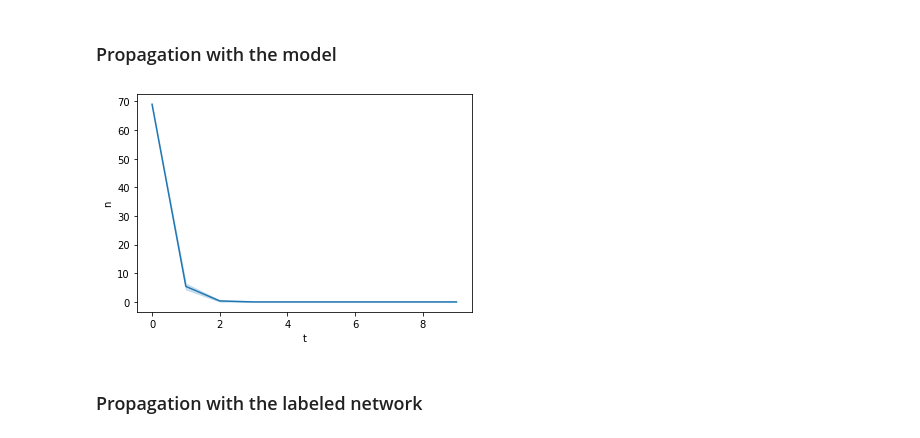
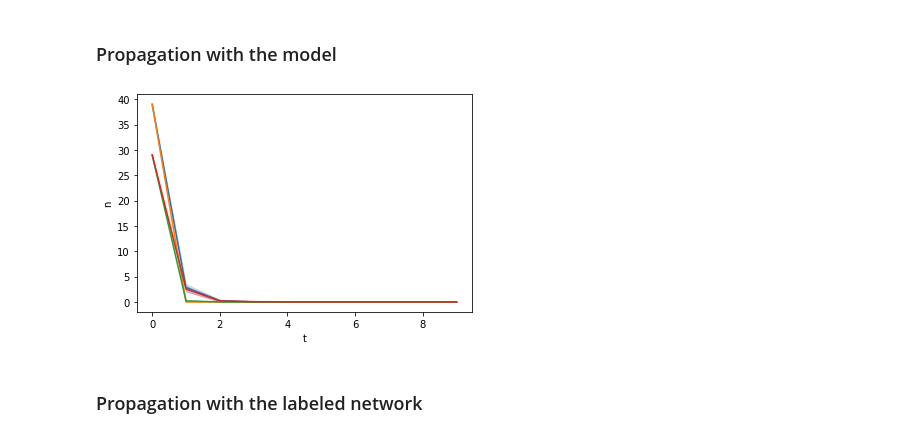
Before and after one commit to jfinocchiaro/long-term-fair-mdps, a Jupyter notebook: political-influence/real_network/network_vs_model.ipynb, the cells around one changed output. Saved outputs shown, nothing was run; the diff lists cells and outputs as text; code cells hidden in the pictures.

```diff
--- a/political-influence/real_network/network_vs_model.ipynb
+++ b/political-influence/real_network/network_vs_model.ipynb
@@ -82,7 +80,0 @@ players_list_opt = [a + [0] * (T - len(a))
-# %%
-# plot results
-plot(pd.DataFrame({'t': [i for _ in range(TRIALS) for i in range(T)],
-                   'n': np.array(players_list_opt).reshape(-1)}))
-plt.show()
-# %% [output]
-[figure, removed]
@@ -89,3 +91,16 @@ plt.show()
+# %%
+# plot results
+plot(pd.DataFrame({'t': [i for _ in range(TRIALS) for i in range(T)],
+                   'n': np.array(num_players_Aa).reshape(-1)}))
+plot(pd.DataFrame({'t': [i for _ in range(TRIALS) for i in range(T)],
+                   'n': np.array(num_players_Ab).reshape(-1)}))
+plot(pd.DataFrame({'t': [i for _ in range(TRIALS) for i in range(T)],
+                   'n': np.array(num_players_Ba).reshape(-1)}))
+plot(pd.DataFrame({'t': [i for _ in range(TRIALS) for i in range(T)],
+                   'n': np.array(num_players_Bb).reshape(-1)}))
+plt.show()
+# %% [output]
+[figure, added]
 # %% [markdown]
 ### Propagation with the labeled network
 # %%
```
Also changed, not shown: parts of 8 cells of this notebook.
